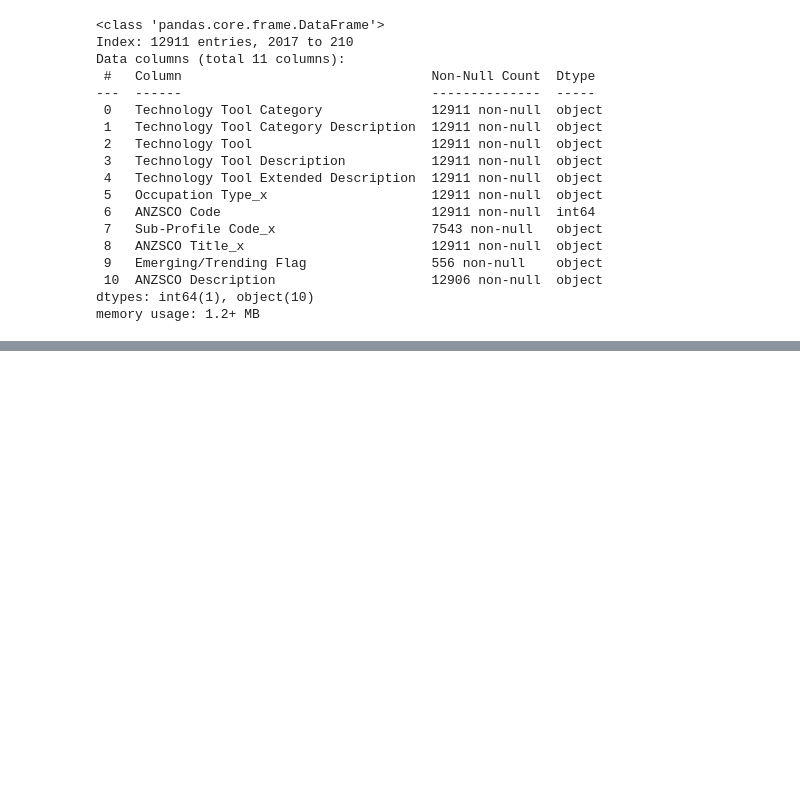
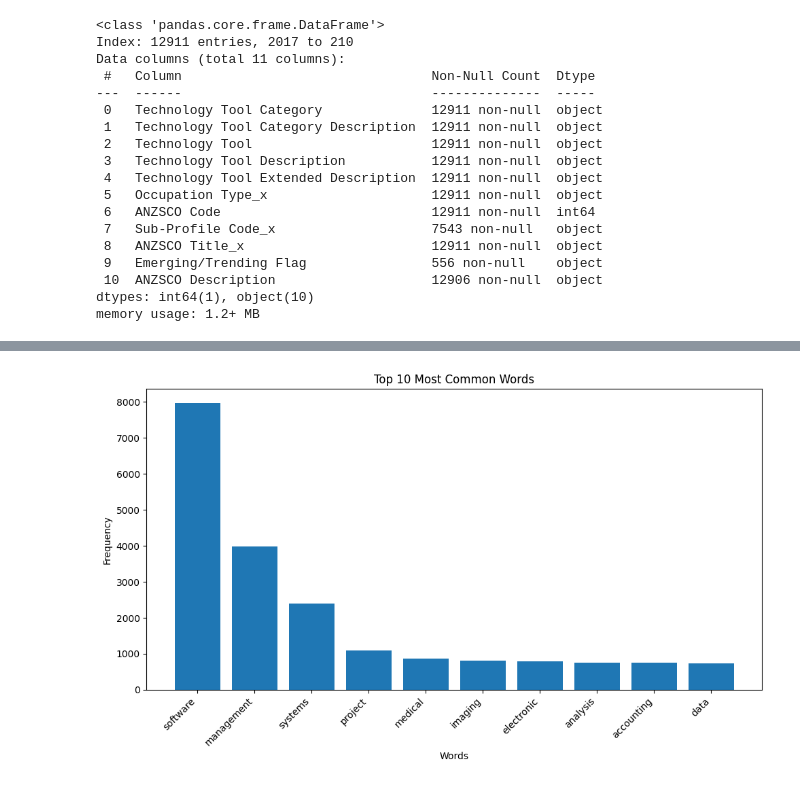
Before and after one commit to SidArora01/TextAnalysis-NLP-AT1, a Jupyter notebook: Initial EDA.ipynb, the cells around one changed output, grey strips where cells are left out. Drawn from its saved outputs; the diff is of its cells as text; code cells hidden in the pictures; blank space fills up the shorter version.

```diff
--- a/Initial EDA.ipynb
+++ b/Initial EDA.ipynb
@@ -871,0 +977,17 @@ KeyError: 'Technology Tool Category'
+# %%
+top_10_words = word_counts_tt.most_common(10)
+
+# Unzip the list of tuples into words and their frequencies
+words, frequencies = zip(*top_10_words)
+
+# Plot a bar chart for the top 10 words and their frequencies
+plt.figure(figsize=(10, 6))
+plt.bar(words, frequencies)
+plt.title('Top 10 Most Common Words')
+plt.xlabel('Words')
+plt.ylabel('Frequency')
+plt.xticks(rotation=45, ha='right')  # Rotate labels for better readability
+plt.tight_layout()
+plt.show()
+# %% [output]
+[figure, added]
```
Also changed, not shown: parts of 41 cells of this notebook.
